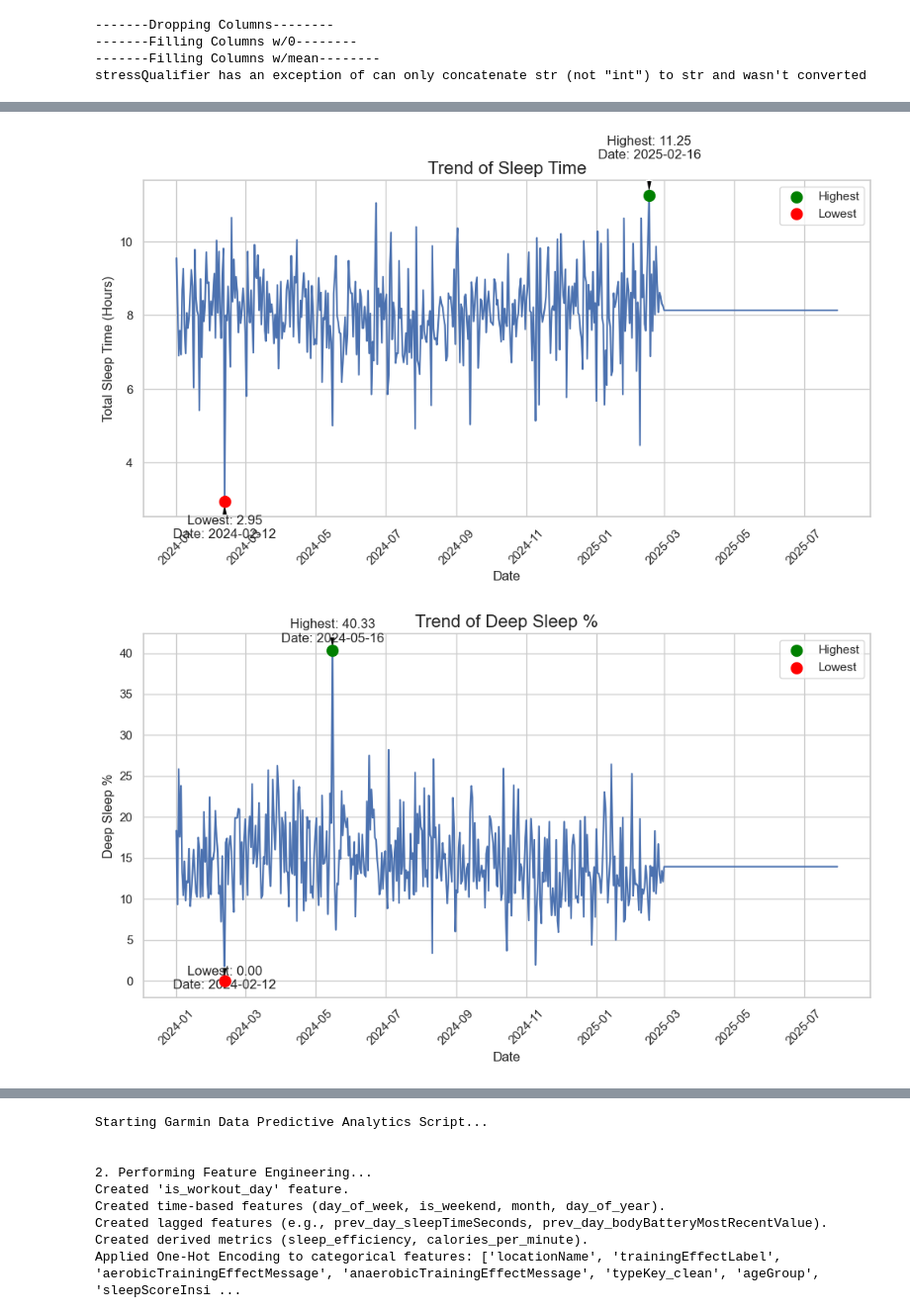
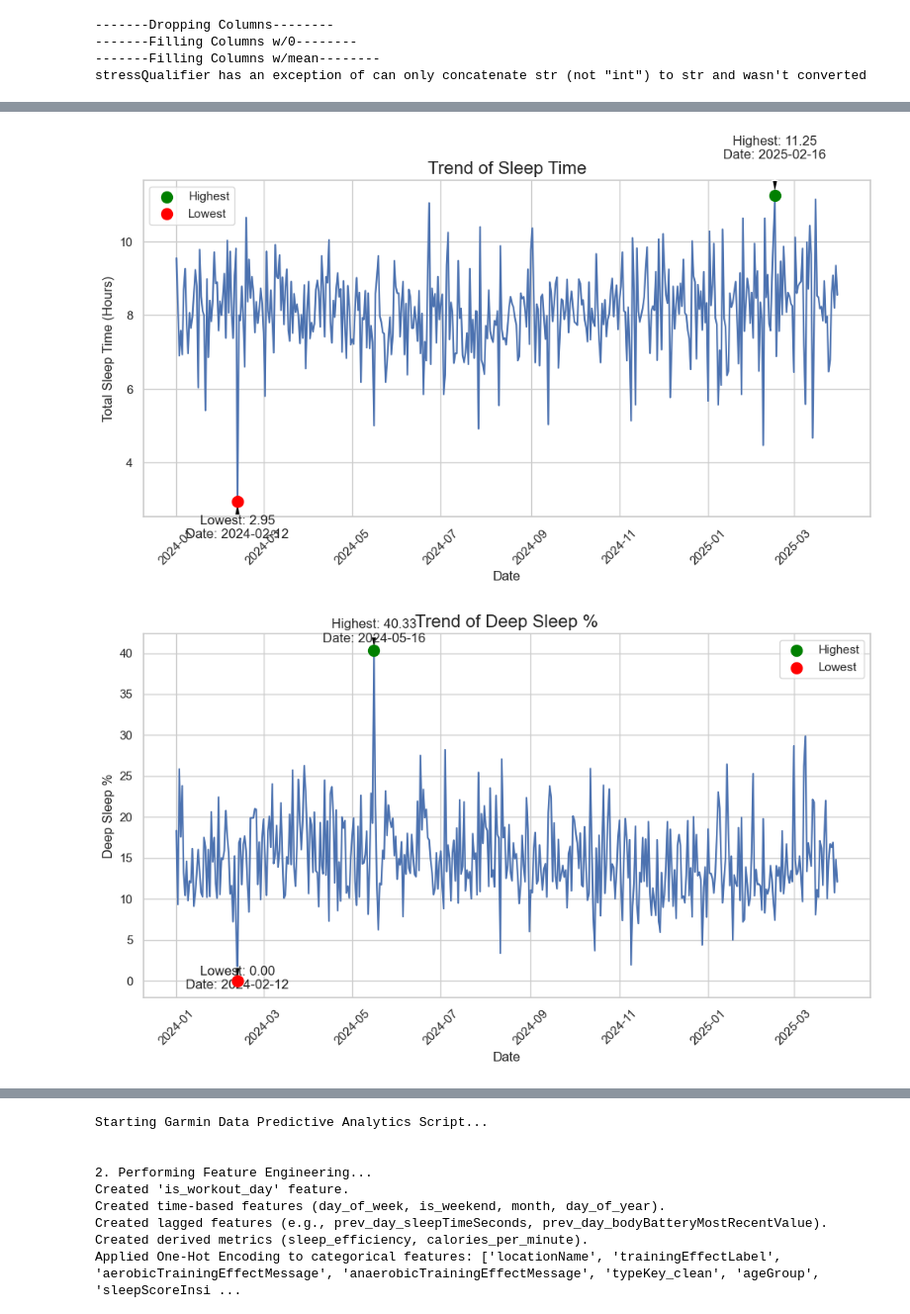
Before and after one commit to racurry1993/HealthData, a Jupyter notebook: Compilation_Garmin_Data.ipynb, the cells around one changed output, grey strips where cells are left out. Shown at 99% size. Drawn from its saved outputs; the diff is of its cells as text; code cells hidden in the pictures.

Commit message:
updating sleep data

```diff
--- a/Compilation_Garmin_Data.ipynb
+++ b/Compilation_Garmin_Data.ipynb
@@ -382,7 +382,7 @@ columns_to_fill_0 = [
     'avgStrideLength', 'vO2MaxValue', 'maxDoubleCadence', 'totalSets', 'activeSets',
     'totalReps', 'hrTimeInZone_1', 'hrTimeInZone_2', 'hrTimeInZone_3', 'hrTimeInZone_4',
     'hrTimeInZone_5', 'distance', 'duration', 'elapsedDuration', 'calories', 'averageSpeed',
-    'maxHR', 'averageHR', 'aerobicTrainingEffect', 'anaerobicTrainingEffect', 'lapCount',
+    'maxHR', 'aerobicTrainingEffect', 'anaerobicTrainingEffect', 'lapCount',
     'waterEstimated', 'activityTrainingLoad', 'minActivityLapDuration',
     'moderateIntensityMinutes_x', 'vigorousIntensityMinutes_x', 'steps_y', 'pushes',
     'totalKilocalories', 'activeKilocalories', 'bmrKilocalories', 'wellnessKilocalories',
@@ -404,13 +404,16 @@ columns_to_fill_0 = [
     'restingCaloriesFromActivity', 'avgWakingRespirationValue'
 ]
 
+columns_to_impute_predict = ['sleepTimeSeconds', 'deepSleepSeconds', 'remSleepSeconds', 'bodyBatteryMostRecentValue',
+                             'averageStressLevel','averageHR','restingHeartRate_y','restingHeartRate_x','totalKilocalories']
+
 for col in columns_to_fill_0:
     if col in df_cleaned.columns:
         df_cleaned[col] = df_cleaned[col].fillna(0)
         # print(f"Filled NaN in {col} with 0.")
 
 # Impute remaining numerical columns with their median
-numerical_cols = df_cleaned.select_dtypes(include=np.number).columns
+numerical_cols = df_cleaned.select_dtypes(include=np.number).columns.drop(columns_to_impute_predict)
 for col in numerical_cols:
     if df_cleaned[col].isnull().any():
         median_val = df_cleaned[col].median()
@@ -425,7 +428,7 @@ for col in cols_to_fill_cat_0:
         df_cleaned[col] = df_cleaned[col].fillna('None')
 
 # Impute remaining categorical columns with their mode
-categorical_cols = df_cleaned.select_dtypes(include='object').columns
+categorical_cols = df_cleaned.select_dtypes(include='object').columns.drop('sleepScoreFeedback')
 for col in categorical_cols:
     if df_cleaned[col].isnull().any():
         # Check if the column is entirely null before trying to get mode
@@ -759,34 +757,34 @@ def plot_with_highlights(df, x_col, y_col, title, ylabel):
     # --- Set plot labels and titles ---
     ax.set_title(title, fontsize=16)
     ax.set_xlabel(x_col, fontsize=12)
     ax.set_ylabel(ylabel, fontsize=12)
 
     # Rotate x-axis tick labels for better readability
     ax.tick_params(axis='x', rotation=45)
 
     # Add a legend
     ax.legend(loc='best')
 
     # Adjust layout to prevent labels from being cut off
     plt.tight_layout()
     plt.show()
 
 # --- 3. Call the function for your two plots ---
 plot_with_highlights(
-    df=df_cleaned,
+    df=df_cleaned[df_cleaned['Date'] <= total_sleep_df['Date'].max()],
     x_col='Date',
     y_col='sleepTimeHours',
     title='Trend of Sleep Time',
     ylabel='Total Sleep Time (Hours)'
 )
 
 plot_with_highlights(
-    df=df_cleaned,
+    df=df_cleaned[df_cleaned['Date'] <= total_sleep_df['Date'].max()],
     x_col='Date',
     y_col='deepSleepPercentage',
     title='Trend of Deep Sleep %',
     ylabel='Deep Sleep %'
 )
 # %% [output]
-[figure, old version]
+[figure, new version]
-[figure, old version]
+[figure, new version]
```
Also changed, not shown: parts of 22 cells of this notebook, 6 other files.
